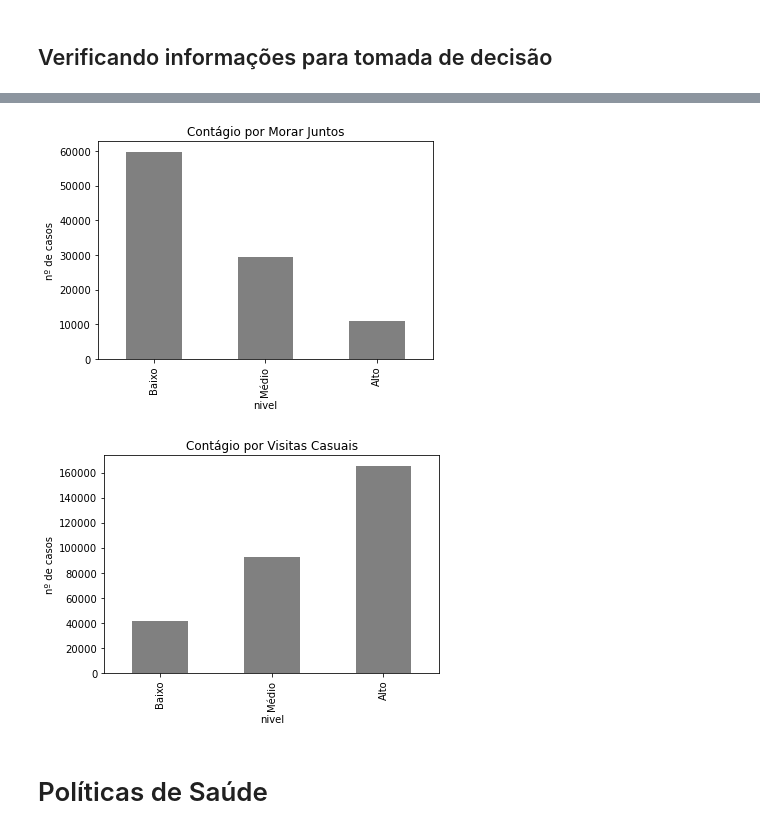
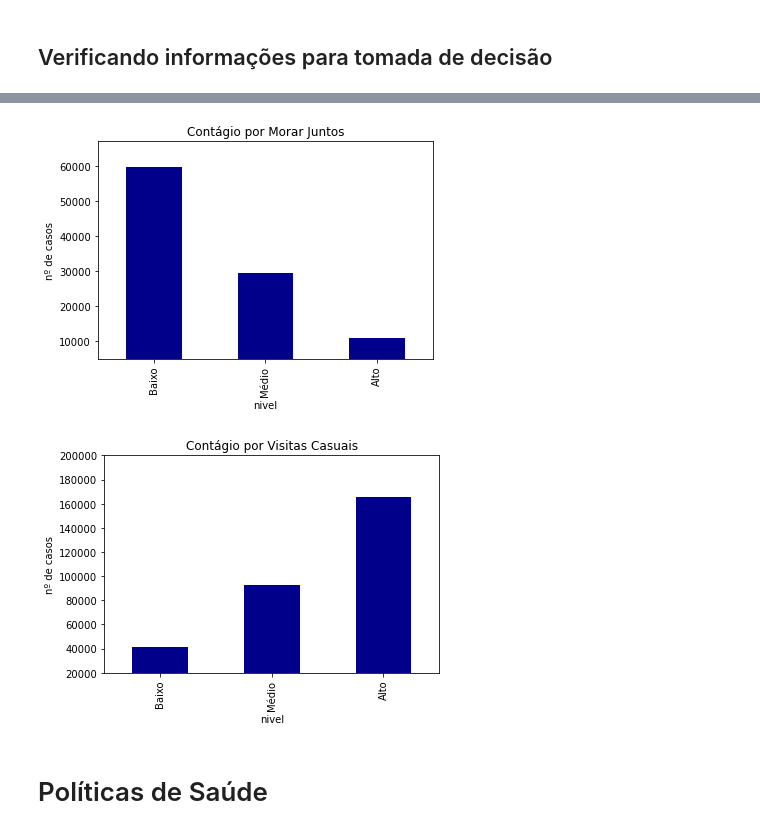
Before and after one commit to cassianojp/desafio_neoway, a Jupyter notebook: desafio_neoway_conclusao.ipynb, the cells around one changed output, grey strips where cells are left out. Saved outputs shown, nothing was run; the diff lists cells and outputs as text; code cells hidden in the pictures.

```diff
--- a/desafio_neoway_conclusao.ipynb
+++ b/desafio_neoway_conclusao.ipynb
@@ -76,15 +83,17 @@ plt.title('Contágio por Transporte Público');
 # %%
 nivel_mora_junto = df_individuos_conexoes_previstos.groupby('nivel').proximidade_mora_junto.sum();
-nivel_mora_junto.plot.bar(ylabel='nº de casos', color='gray');
+nivel_mora_junto.plot.bar(ylabel='nº de casos', color='darkblue');
+plt.ylim(5000, 67000)
 plt.title('Contágio por Morar Juntos');
 # %% [output]
-[figure, old version]
+[figure, new version]
 # %%
 nivel_visita_casual = df_individuos_conexoes_previstos.groupby('nivel').proximidade_visita_casual.sum();
-nivel_visita_casual.plot.bar(ylabel='nº de casos', color='gray');
+nivel_visita_casual.plot.bar(ylabel='nº de casos', color='darkblue');
+plt.ylim(20000, 200000)
 plt.title('Contágio por Visitas Casuais');
 # %% [output]
-[figure, old version]
+[figure, new version]
 # %% [markdown]
 # Políticas de Saúde
 # %% [markdown]
```
Also changed, not shown: parts of 6 cells of this notebook.
